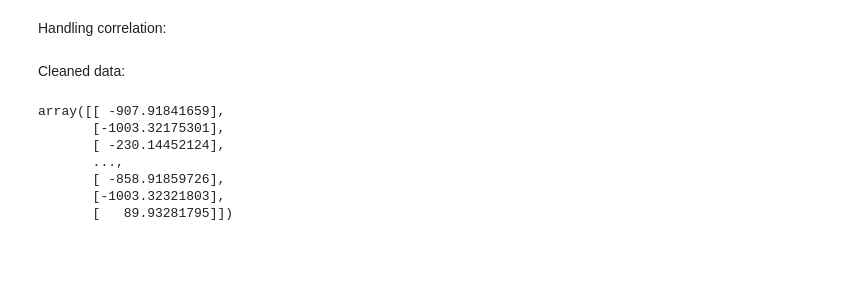
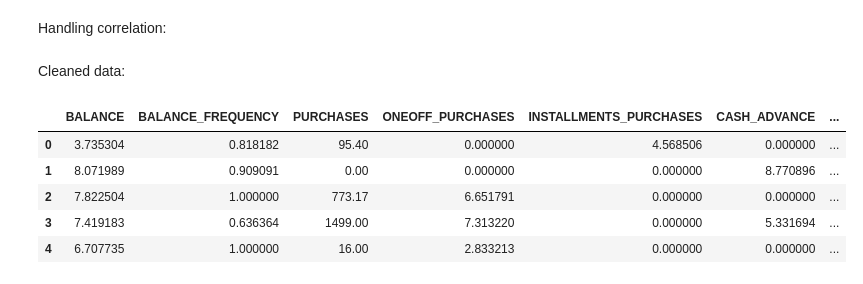
Before and after one commit to Pritam987/Credit-Card-Project, a Jupyter notebook: Code.iPYnb, the cells around one changed output. Drawn from its saved outputs; the diff is of its cells as text; code cells hidden in the pictures; blank space fills up the shorter version.

```diff
--- a/Code.iPYnb
+++ b/Code.iPYnb
@@ -126,13 +128,12 @@ pca = PCA(n_components=0.95)
 X_red = pca.fit_transform(df)
 # %% [markdown]
 Cleaned data:
-# %%
-X_red
-# %% [output]
-array([[ -907.91841659],
-       [-1003.32175301],
-       [ -230.14452124],
-       ...,
-       [ -858.91859726],
-       [-1003.32321803],
-       [   89.93281795]])
+# %%
+df.head()
+# %% [output]
+|  | BALANCE | BALANCE_FREQUENCY | PURCHASES | ONEOFF_PURCHASES | INSTALLMENTS_PURCHASES | CASH_ADVANCE | ... |
+| 0 | 3.735304 | 0.818182 | 95.40 | 0.000000 | 4.568506 | 0.000000 | ... |
+| 1 | 8.071989 | 0.909091 | 0.00 | 0.000000 | 0.000000 | 8.770896 | ... |
+| 2 | 7.822504 | 1.000000 | 773.17 | 6.651791 | 0.000000 | 0.000000 | ... |
+| 3 | 7.419183 | 0.636364 | 1499.00 | 7.313220 | 0.000000 | 5.331694 | ... |
+| 4 | 6.707735 | 1.000000 | 16.00 | 2.833213 | 0.000000 | 0.000000 | ... |
```
Also changed, not shown: parts of 1 cell of this notebook.
